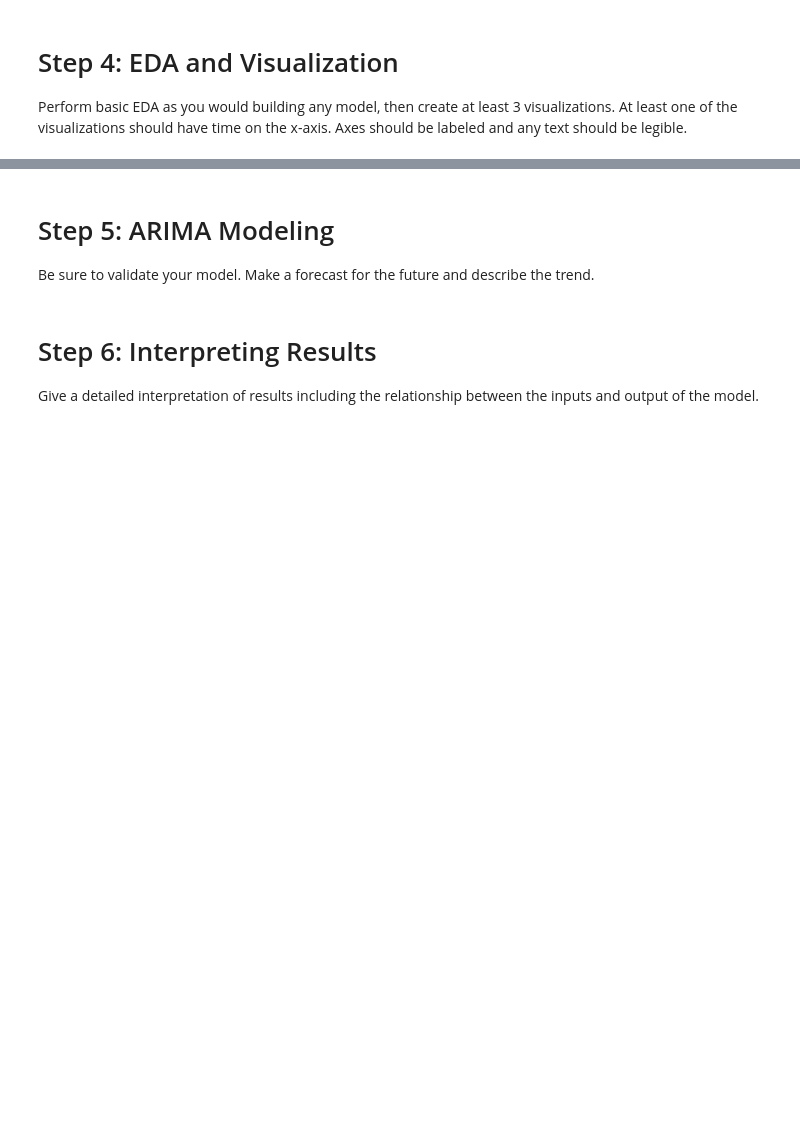
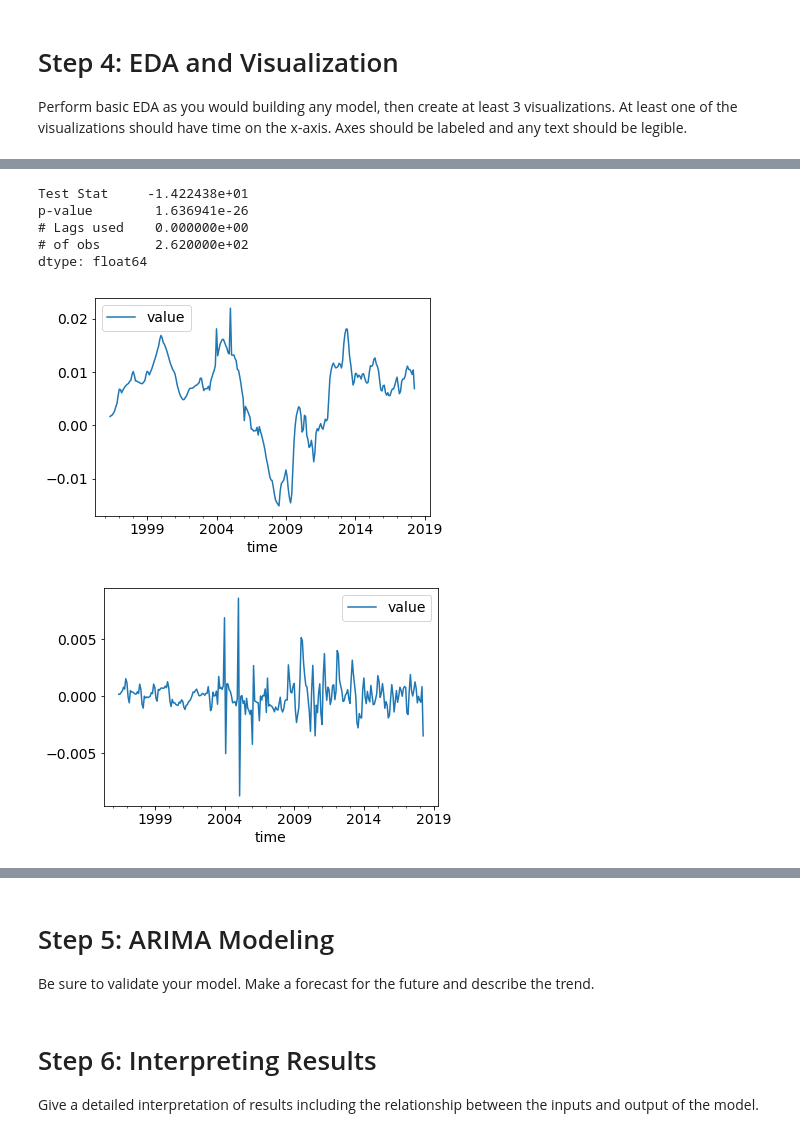
Before and after one commit to krbarounis/Zillow-Project, a Jupyter notebook: mod_4_starter_notebook.ipynb, the cells around one changed output, grey strips where cells are left out. Drawn from its saved outputs; the diff is of its cells as text; code cells hidden in the pictures; blank space fills up the shorter version.

```diff
--- a/mod_4_starter_notebook.ipynb
+++ b/mod_4_starter_notebook.ipynb
@@ -183,6 +160,24 @@ def dickey_fuller(array):
     test = adfuller(array)
     output = pd.Series(test[0:4], index = ['Test Stat','p-value','# Lags used', '# of obs'])
     return output
+# %%
+#differenced once
+high_df_once = log_high.diff()
+high_df_once.plot()
+#differenced twice
+high_df_twice = high_df_once.diff()
+high_df_twice.plot()
+high_df_twice.dropna(inplace=True)
+#run dicky fuller
+dickey_fuller(high_df_twice.value)
+# %% [output]
+Test Stat     -1.422438e+01
+p-value        1.636941e-26
+# Lags used    0.000000e+00
+# of obs       2.620000e+02
+dtype: float64
+[figure, added]
+[figure, added]
 # %%
 output_high = dickey_fuller(high_df['value'])
 # %%
```
Also changed, not shown: parts of 9 cells of this notebook.
